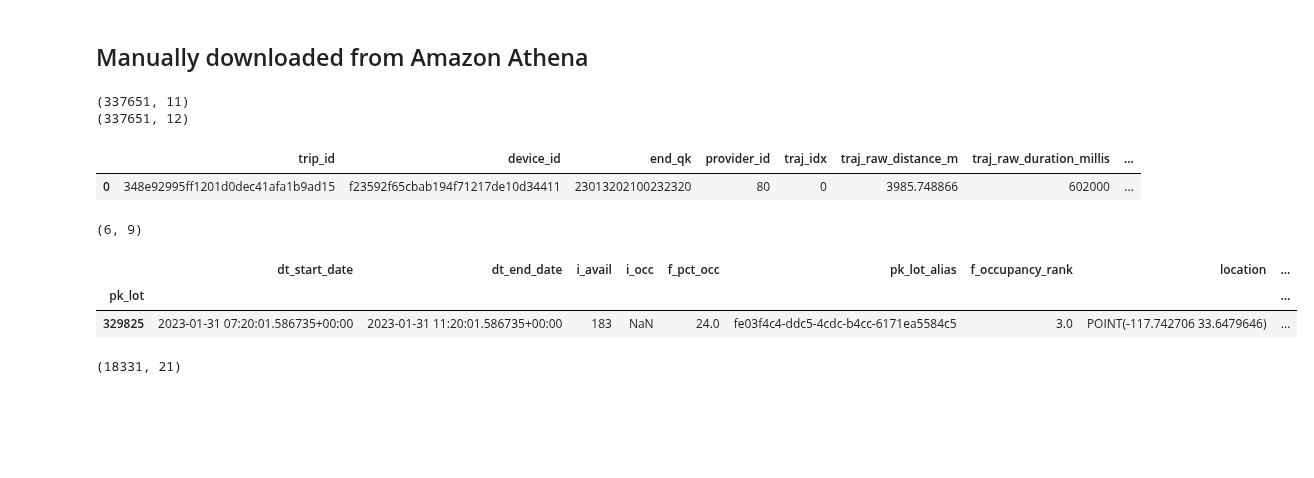
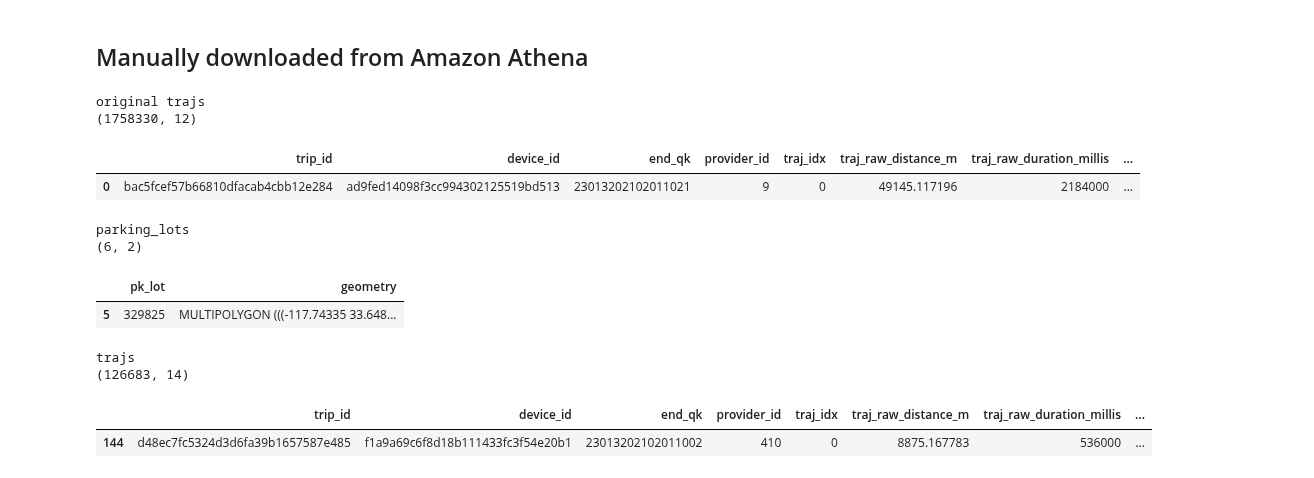
Before and after one commit to INRIX-Logan-Garwood/Parking-Location-vs-Occupancy, a Jupyter notebook: notebooks/hunting_mode.ipynb, the cells around one changed output. Drawn from its saved outputs; the diff is of its cells as text; code cells hidden in the pictures; blank space fills up the shorter version.

Commit message:
trajectory update

```diff
--- a/notebooks/hunting_mode.ipynb
+++ b/notebooks/hunting_mode.ipynb
@@ -86,43 +87,56 @@ from utils import linestring_to_geojson
 # %% [markdown]
 ## Manually downloaded from Amazon Athena
 # %%
-trajs = pd.read_csv('../data/trajectories_2023-01-01.csv')
-trajs['timestamp'] = pd.to_datetime(trajs['utc_ts'], unit='ms')
+# trajectory data
+filepath = '../data/trajectories_Irvine_2023-01-01_2023-01-07.csv'
+trajs = pd.read_csv(filepath)
+trajs['end_qk'] = trajs['end_qk'].astype(str)
+trajs['timestamp'] = pd.to_datetime(trajs['utc_ts'], unit='ms').dt.tz_localize('UTC').dt.tz_convert('US/Pacific')
 trajs = trajs.drop(columns=['utc_ts'])
-print(trajs.shape)
 trajs['geometry'] = trajs.apply(lambda row: Point(row['raw_lon'], row['raw_lat']), axis=1)
 trajs = gpd.GeoDataFrame(trajs, geometry='geometry')
+print('original trajs')
 print(trajs.shape)
 display(trajs.head(1))
 
+# parking occupancy data
 parking_df = pd.read_csv('../data/parking_Irvine_2023-01-01_2023-01-31.csv')
-parking_lots = parking_df.groupby('pk_lot').first()
+parking_lots = parking_df.groupby('pk_lot').first().reset_index()
 parking_lots['geometry'] = parking_lots['geometry'].apply(lambda x: wkt.loads(x))
 parking_lots = gpd.GeoDataFrame(parking_lots, geometry='geometry')
 # filter out airport
 westmost = parking_lots['geometry'].bounds['minx'].min()
 eastmost = parking_lots['geometry'].bounds['maxx'].max()
 midpoint = (westmost + eastmost) / 2
 is_east = parking_lots['geometry'].centroid.x > midpoint
 parking_lots['is_east'] = is_east
 parking_lots = parking_lots[parking_lots['is_east']]
 parking_lots = parking_lots.drop(columns=['is_east'])
+# keep only the pk_lot and geometry columns
+
+parking_lots = parking_lots[['pk_lot', 'geometry']]
+print('parking_lots')
 print(parking_lots.shape)
 display(parking_lots.head(1))
 
 # filter trajectories to only those that end in parking lots
 trajs = gpd.sjoin(trajs, parking_lots, predicate='within', how='inner')
+print('trajs')
 print(trajs.shape)
+display(trajs.head(1))
 # %% [output]
-(337651, 11)
-(337651, 12)
+original trajs
+(1758330, 12)
 |  | trip_id | device_id | end_qk | provider_id | traj_idx | traj_raw_distance_m | traj_raw_duration_millis | ... |
-| 0 | 348e92995ff1201d0dec41afa1b9ad15 | f23592f65cbab194f71217de10d34411 | 23013202100232320 | 80 | 0 | 3985.748866 | 602000 | ... |
+| 0 | bac5fcef57b66810dfacab4cbb12e284 | ad9fed14098f3cc994302125519bd513 | 23013202102011021 | 9 | 0 | 49145.117196 | 2184000 | ... |
-(6, 9)
+parking_lots
+(6, 2)
-|  | dt_start_date | dt_end_date | i_avail | i_occ | f_pct_occ | pk_lot_alias | f_occupancy_rank | location | ... |
-| pk_lot |  |  |  |  |  |  |  |  | ... |
-| 329825 | 2023-01-31 07:20:01.586735+00:00 | 2023-01-31 11:20:01.586735+00:00 | 183 | NaN | 24.0 | fe03f4c4-ddc5-4cdc-b4cc-6171ea5584c5 | 3.0 | POINT(-117.742706 33.6479646) | ... |
+|  | pk_lot | geometry |
+| 5 | 329825 | MULTIPOLYGON (((-117.74335 33.648... |
-(18331, 21)
+trajs
+(126683, 14)
+|  | trip_id | device_id | end_qk | provider_id | traj_idx | traj_raw_distance_m | traj_raw_duration_millis | ... |
+| 144 | d48ec7fc5324d3d6fa39b1657587e485 | f1a9a69c6f8d18b111433fc3f54e20b1 | 23013202102011002 | 410 | 0 | 8875.167783 | 536000 | ... |
 # %%
 def plot_parking_lots(parking_lots):
     m = folium.Map(location=[33.6846, -117.8265], zoom_start=14)
```
Also changed, not shown: parts of 16 cells of this notebook, 2 other files.
